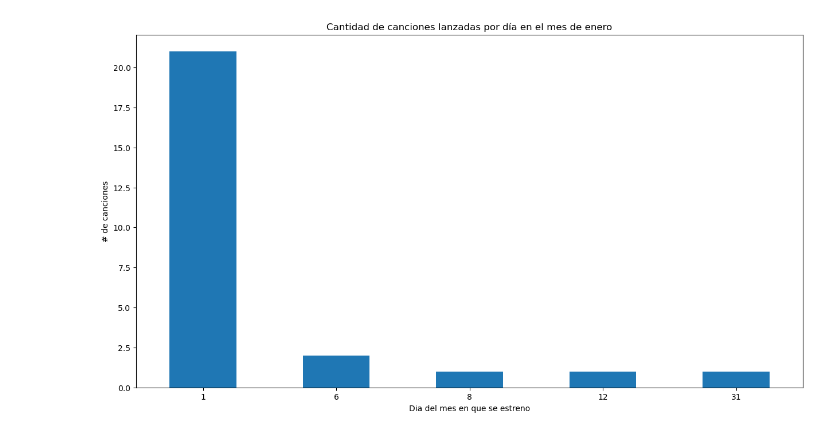
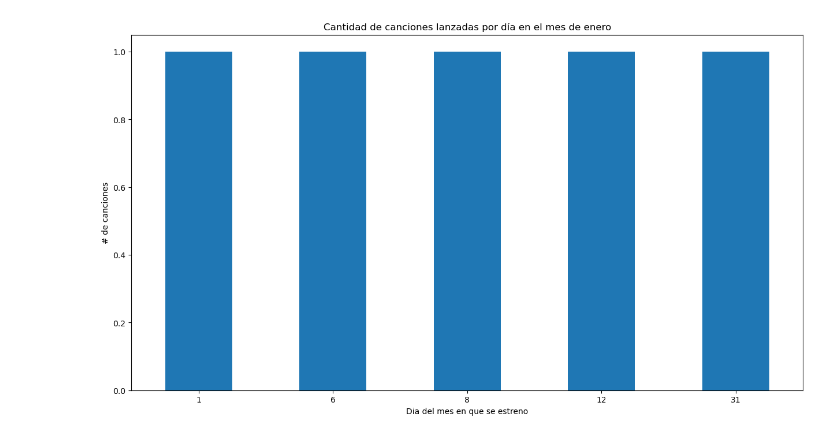
Before and after one commit to luisrodriguezror/project1, a Jupyter notebook: CarlosValencia.ipynb, the cells around one changed output. Drawn from its saved outputs; the diff is of its cells as text; code cells hidden in the pictures.

```diff
--- a/CarlosValencia.ipynb
+++ b/CarlosValencia.ipynb
@@ -16,3 +16,6 @@ dataset_df['streams mil'] = streams_mil
 streams_df=dataset_df.sort_values('streams',ascending=False)
 # Create a new dataframe with the sample of the 100 most streamed songs in Spotify
 top100_streams_df = streams_df.iloc[:100]
+# %%
+#Filter out songs that were realized before July 2015
+top_100_one_year = top100_streams_df.loc[((top100_streams_df["released_year"] >= 2015) & (top100_streams_df["released_month"] >= 7)) | (top100_streams_df["released_year"] >= 2016)]
@@ -61,9 +66,9 @@ pie_chart_season = plt.pie(season_list, labels=labels,autopct='%1.1f%%')
 # %%
 #Since January is the month with the most top song, check week of the month with the bigger number of songs in the top 100
-jan_rele_top100 = top100_streams_df.loc[top100_streams_df['released_month'] == 1]
+jan_rele_top100 = top_100_one_year.loc[top_100_one_year['released_month'] == 1]
 songs_jan = jan_rele_top100["released_day"].value_counts().sort_index().plot(kind='bar', ylabel='# de canciones', xlabel='Dia del mes en que se estreno',figsize=(15,8))
 plt.title("Cantidad de canciones lanzadas por día en el mes de enero")
 plt.xticks(rotation=0)
 plt.show()
 # %% [output]
-[figure, old version]
+[figure, new version]
```
Also changed, not shown: parts of 5 cells of this notebook.
